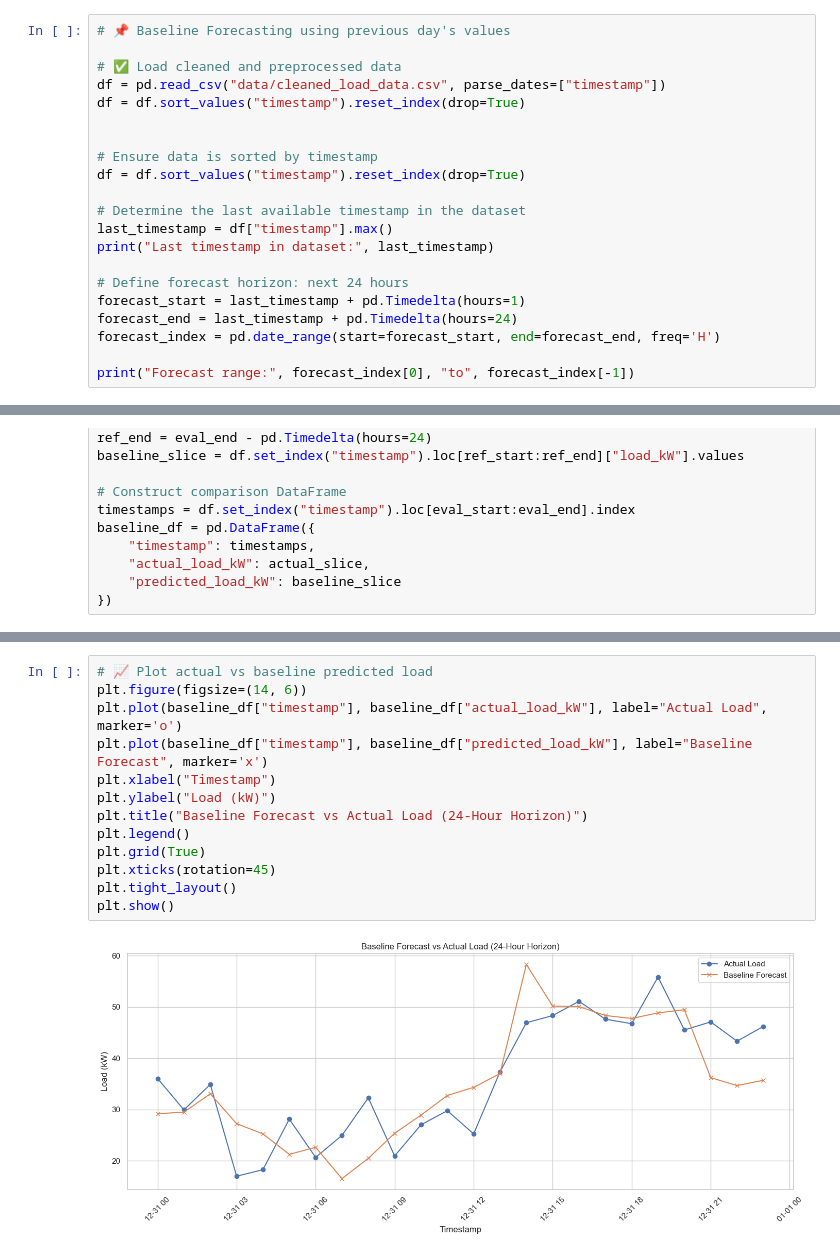
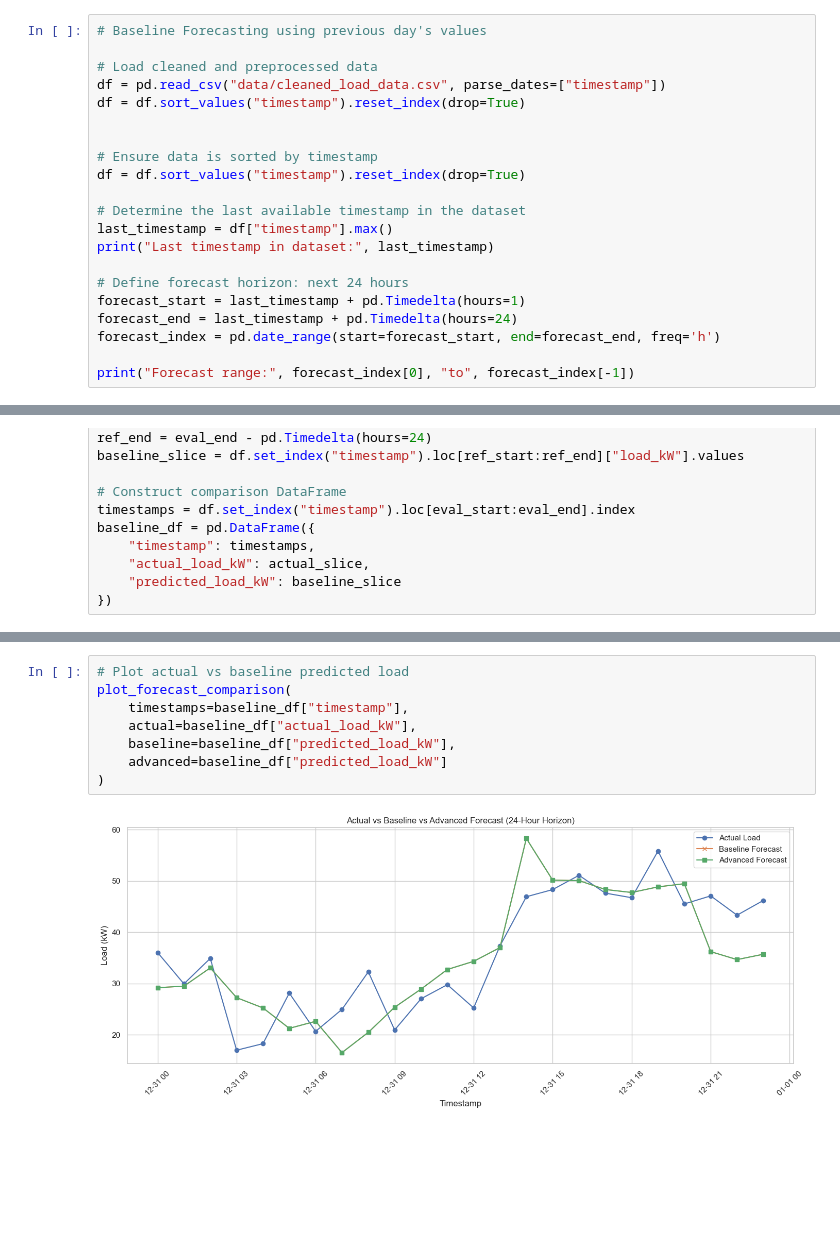
Before and after one commit to AnmolDeshmukh/forecasting-skill-demo, a Jupyter notebook: notebook.ipynb, the cells around one changed output, grey strips where cells are left out. Cells and saved outputs as stored; diff of their text form; blank space fills up the shorter version.

```diff
--- a/notebook.ipynb
+++ b/notebook.ipynb
@@ -134,7 +139,7 @@ Final missing value count: 0
 # %%
-# 📌 Baseline Forecasting using previous day's values
+# Baseline Forecasting using previous day's values
 
-# ✅ Load cleaned and preprocessed data
+# Load cleaned and preprocessed data
 df = pd.read_csv("data/cleaned_load_data.csv", parse_dates=["timestamp"])
 df = df.sort_values("timestamp").reset_index(drop=True)
 
@@ -149,7 +154,7 @@ print("Last timestamp in dataset:", last_timestamp)
 # Define forecast horizon: next 24 hours
 forecast_start = last_timestamp + pd.Timedelta(hours=1)
 forecast_end = last_timestamp + pd.Timedelta(hours=24)
-forecast_index = pd.date_range(start=forecast_start, end=forecast_end, freq='H')
+forecast_index = pd.date_range(start=forecast_start, end=forecast_end, freq='h')
 
 print("Forecast range:", forecast_index[0], "to", forecast_index[-1])
 # %% [output]
@@ -215,18 +217,13 @@ MAE: 5.46
 RMSE: 6.72
 MAPE: 17.69%
 # %%
-# 📈 Plot actual vs baseline predicted load
-plt.figure(figsize=(14, 6))
-plt.plot(baseline_df["timestamp"], baseline_df["actual_load_kW"], label="Actual Load", marker='o')
-plt.plot(baseline_df["timestamp"], baseline_df["predicted_load_kW"], label="Baseline Forecast", marker='x')
-plt.xlabel("Timestamp")
-plt.ylabel("Load (kW)")
-plt.title("Baseline Forecast vs Actual Load (24-Hour Horizon)")
-plt.legend()
-plt.grid(True)
-plt.xticks(rotation=45)
-plt.tight_layout()
-plt.show()
+# Plot actual vs baseline predicted load
+plot_forecast_comparison(
+    timestamps=baseline_df["timestamp"],
+    actual=baseline_df["actual_load_kW"],
+    baseline=baseline_df["predicted_load_kW"],
+    advanced=baseline_df["predicted_load_kW"]
+)
 # %% [output]
-[figure, old version]
+[figure, new version]
 # %% [markdown]
```
Also changed, not shown: parts of 27 cells of this notebook, 1 other file.
